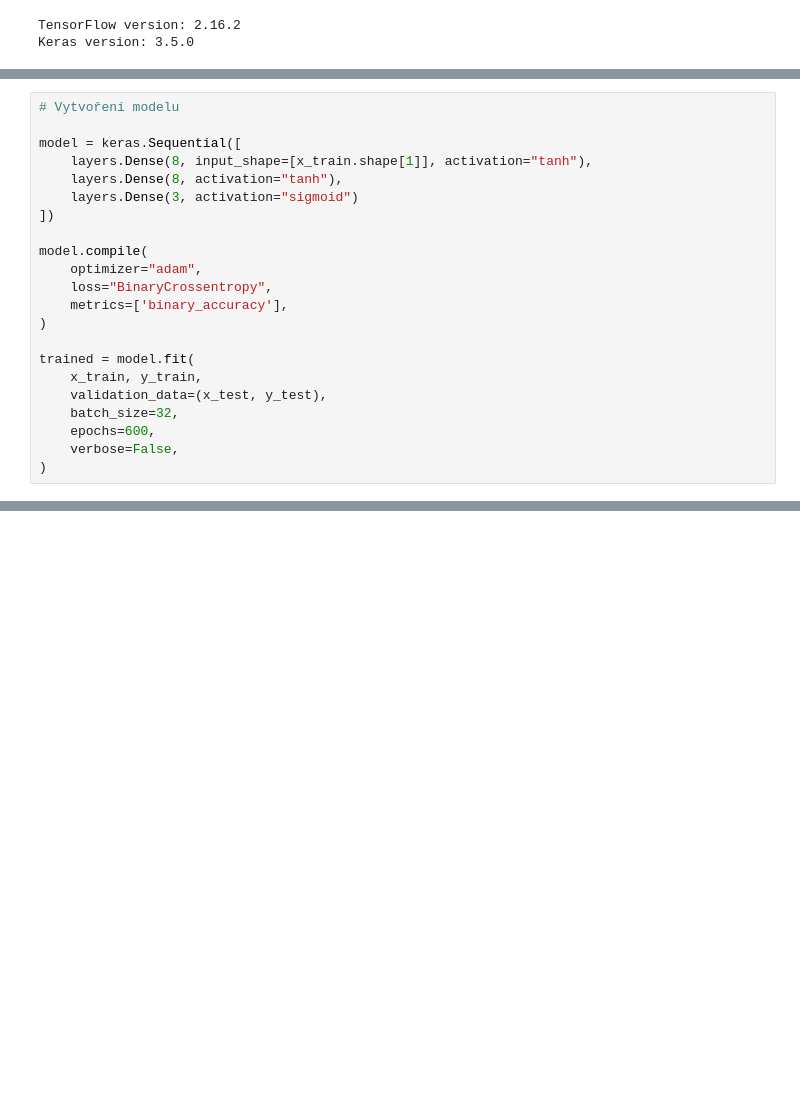
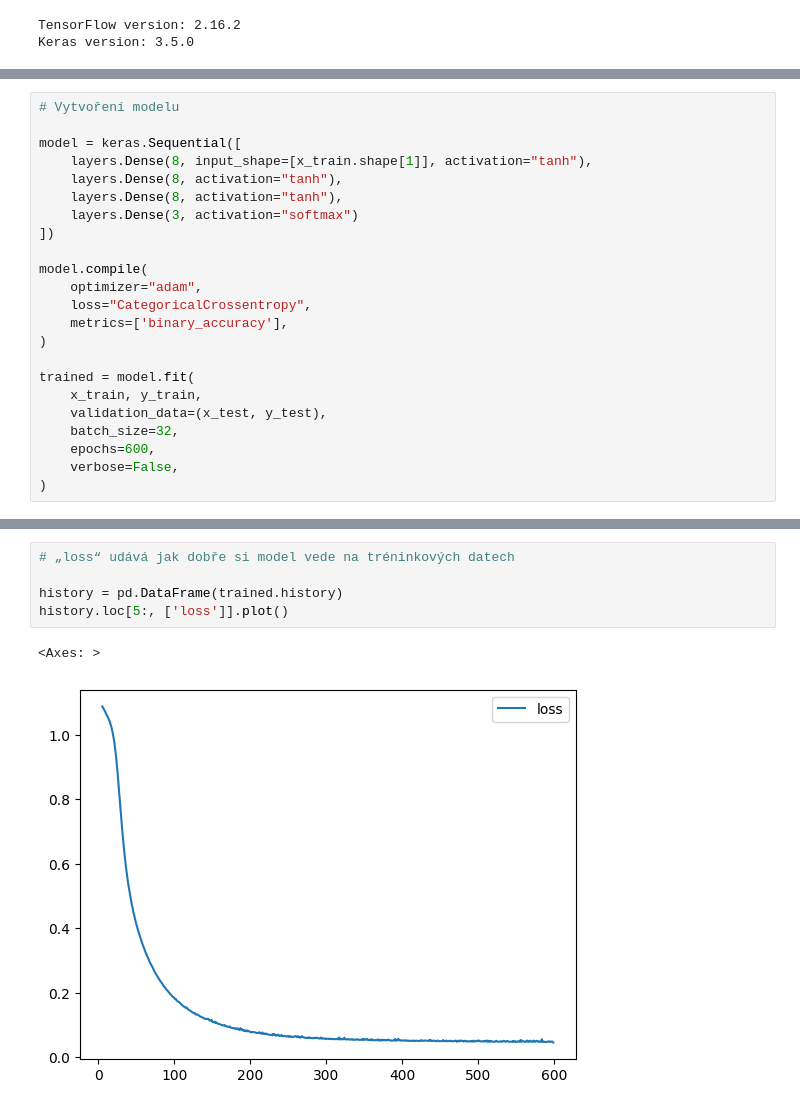
Before and after one commit to slunimara/UMIN-notes, a Jupyter notebook: Lesson 02/Examples.ipynb, the cells around one changed output, grey strips where cells are left out. Drawn from its saved outputs; the diff is of its cells as text; blank space fills up the shorter version.

```diff
--- a/Lesson 02/Examples.ipynb
+++ b/Lesson 02/Examples.ipynb
@@ -211,12 +212,13 @@ print(x_train.head(1), y_train[0])
 model = keras.Sequential([
     layers.Dense(8, input_shape=[x_train.shape[1]], activation="tanh"),
     layers.Dense(8, activation="tanh"),
-    layers.Dense(3, activation="sigmoid")
+    layers.Dense(8, activation="tanh"),
+    layers.Dense(3, activation="softmax")
 ])
 
 model.compile(
 	optimizer="adam",
-	loss="BinaryCrossentropy",
+	loss="CategoricalCrossentropy",
     metrics=['binary_accuracy'],
 )
 
@@ -241,3 +232,11 @@ history.loc[0:, ['binary_accuracy', 'val_binary_accuracy']].plot()
+# %%
+# „loss“ udává jak dobře si model vede na tréninkových datech
+
+history = pd.DataFrame(trained.history)
+history.loc[5:, ['loss']].plot()
+# %% [output]
+<Axes: >
+[figure, added]
 # %%
 # Vyhodnocení modelu
 results = model.evaluate(x_test, y_test, batch_size=128)
```
Also changed, not shown: parts of 10 cells of this notebook, 1 other file.
